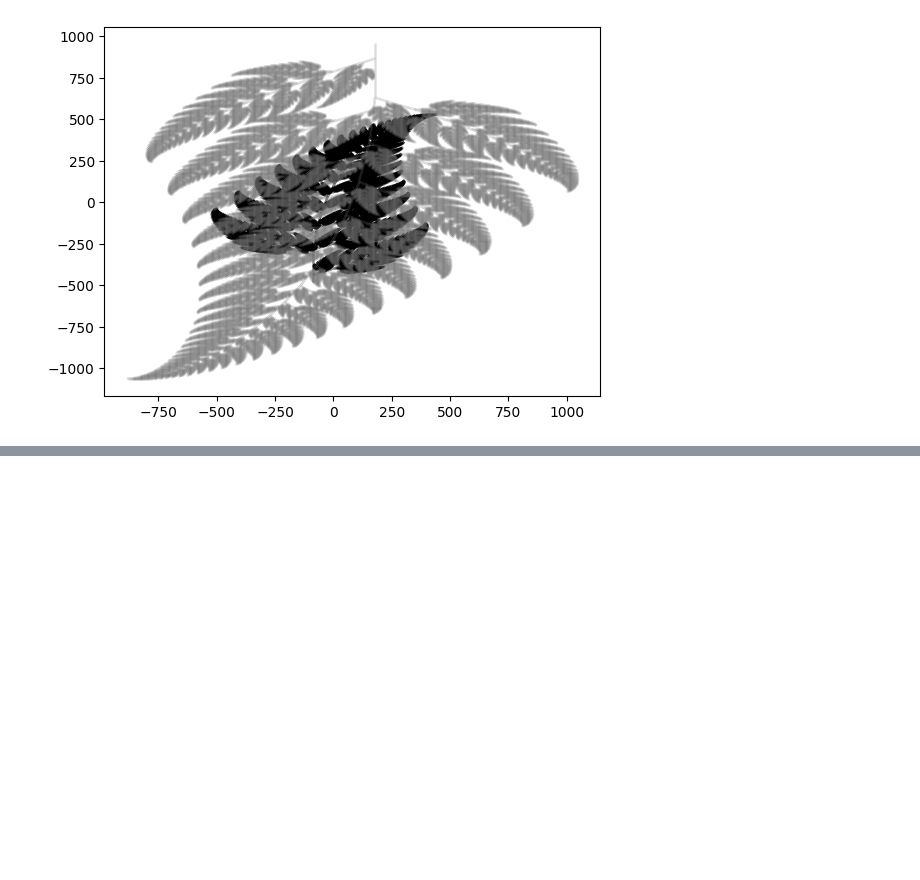
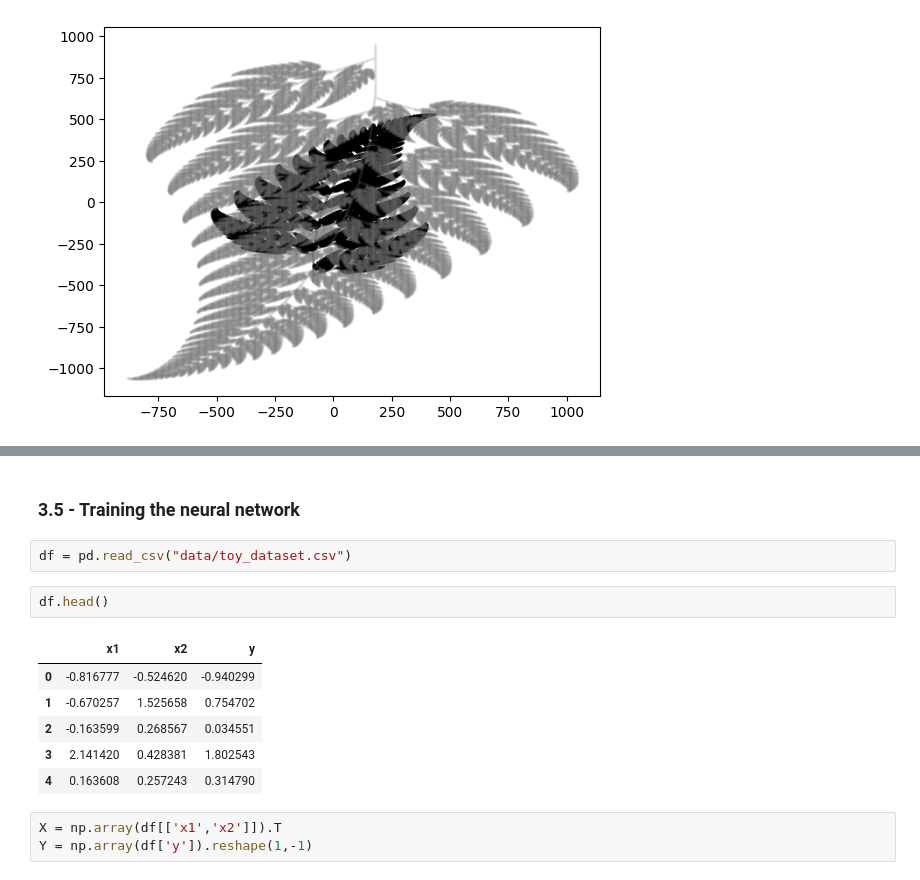
Before and after one commit to Zeeshier/Linear-Algebra, a Jupyter notebook: 05. Linear Transformations/Linear Transformations and Neural Networks.ipynb, the cells around one changed output, grey strips where cells are left out. Drawn from its saved outputs; the diff is of its cells as text; blank space fills up the shorter version.

Commit message:
Neural Network

```diff
--- a/05. Linear Transformations/Linear Transformations and Neural Networks.ipynb
+++ b/05. Linear Transformations/Linear Transformations and Neural Networks.ipynb
@@ -209,0 +275,16 @@ plt.scatter(T_rotation_and_stretch(np.pi,2,img)[0], T_rotation_and_stretch(np.pi
+# %% [markdown]
+###  3.5 - Training the neural network
+# %%
+df = pd.read_csv("data/toy_dataset.csv")
+# %%
+df.head()
+# %% [output]
+|  | x1 | x2 | y |
+| 0 | -0.816777 | -0.524620 | -0.940299 |
+| 1 | -0.670257 | 1.525658 | 0.754702 |
+| 2 | -0.163599 | 0.268567 | 0.034551 |
+| 3 | 2.141420 | 0.428381 | 1.802543 |
+| 4 | 0.163608 | 0.257243 | 0.314790 |
+# %%
+X = np.array(df[['x1','x2']]).T
+Y = np.array(df['y']).reshape(1,-1)
```
Also changed, not shown: parts of 15 cells of this notebook.
